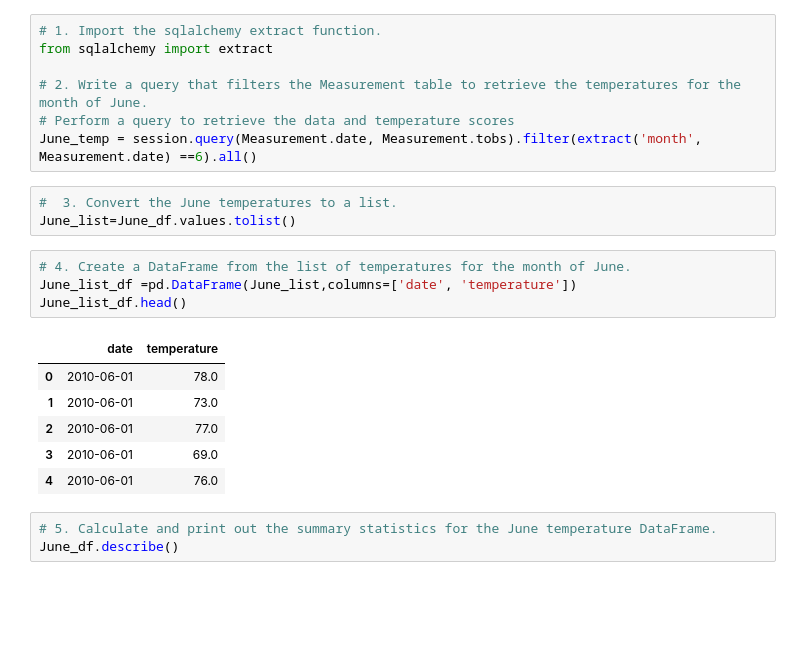
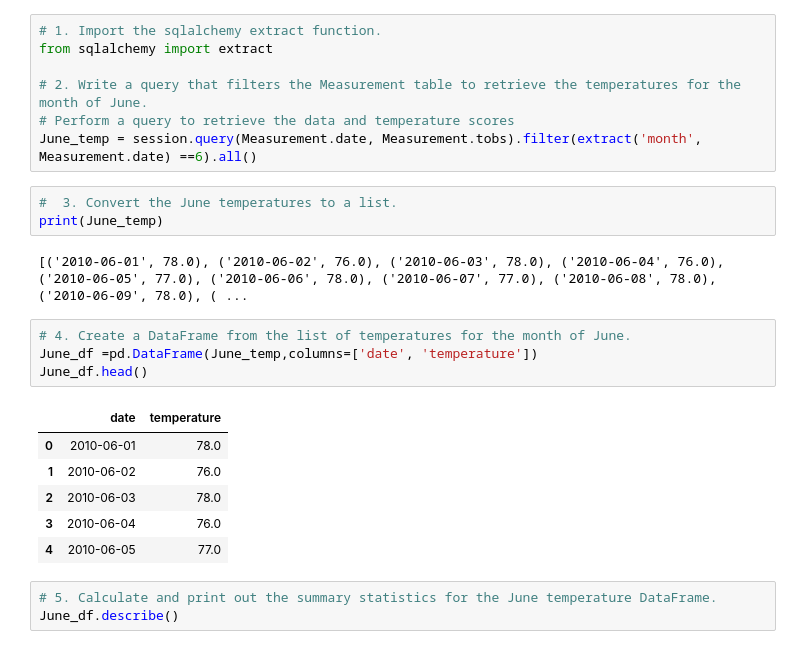
Before and after one commit to abiwat/surfs_up, a Jupyter notebook: SurfsUp_Challenge.ipynb, the cells around one changed output. Drawn from its saved outputs; the diff is of its cells as text; blank space fills up the shorter version.

```diff
--- a/SurfsUp_Challenge.ipynb
+++ b/SurfsUp_Challenge.ipynb
@@ -36,18 +36,20 @@ from sqlalchemy import extract
 June_temp = session.query(Measurement.date, Measurement.tobs).filter(extract('month', Measurement.date) ==6).all()
 # %%
 #  3. Convert the June temperatures to a list.
-June_list=June_df.values.tolist()
+print(June_temp)
+# %% [output]
+[('2010-06-01', 78.0), ('2010-06-02', 76.0), ('2010-06-03', 78.0), ('2010-06-04', 76.0), ('2010-06-05', 77.0), ('2010-06-06', 78.0), ('2010-06-07', 77.0), ('2010-06-08', 78.0), ('2010-06-09', 78.0), ( ...
 # %%
 # 4. Create a DataFrame from the list of temperatures for the month of June.
-June_list_df =pd.DataFrame(June_list,columns=['date', 'temperature'])
-June_list_df.head()
+June_df =pd.DataFrame(June_temp,columns=['date', 'temperature'])
+June_df.head()
 # %% [output]
 |  | date | temperature |
 | 0 | 2010-06-01 | 78.0 |
-| 1 | 2010-06-01 | 73.0 |
-| 2 | 2010-06-01 | 77.0 |
-| 3 | 2010-06-01 | 69.0 |
-| 4 | 2010-06-01 | 76.0 |
+| 1 | 2010-06-02 | 76.0 |
+| 2 | 2010-06-03 | 78.0 |
+| 3 | 2010-06-04 | 76.0 |
+| 4 | 2010-06-05 | 77.0 |
 # %%
 # 5. Calculate and print out the summary statistics for the June temperature DataFrame.
 June_df.describe()
```
Also changed, not shown: parts of 5 cells of this notebook, 1 other file.
